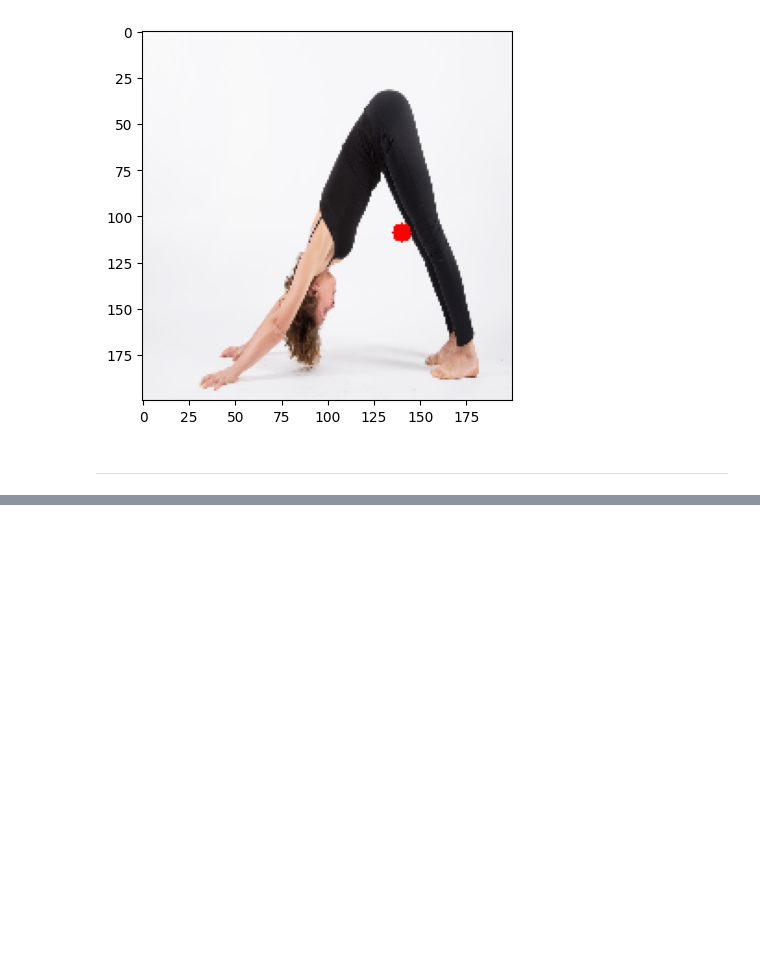
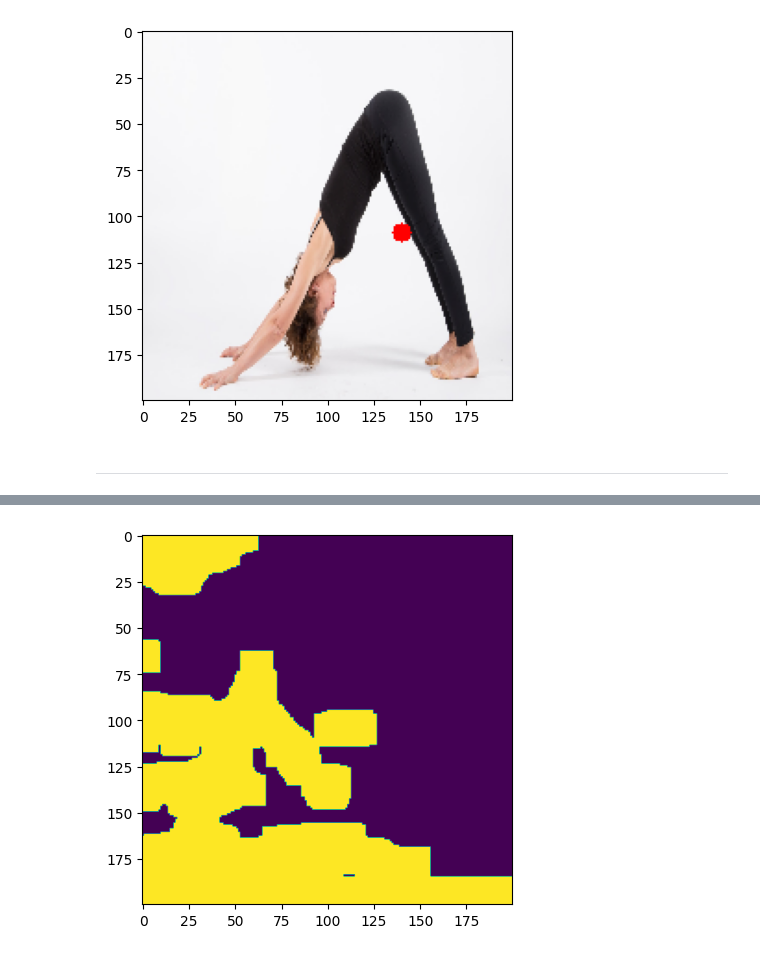
Before and after one commit to jakub-kowalik/analiza-obrazow-cyfrowych-projekt, a Jupyter notebook: src/notebooks/yoga_centroid.ipynb, the cells around one changed output, grey strips where cells are left out. Saved outputs shown, nothing was run; the diff lists cells and outputs as text; code cells hidden in the pictures; blank space fills up the shorter version.

```diff
--- a/src/notebooks/yoga_centroid.ipynb
+++ b/src/notebooks/yoga_centroid.ipynb
@@ -168,31 +173,34 @@ plt.show()
 # %%
-PATH = '../../data/DATASET/goddess/00000115.jpg'
+# grabcut needs tuning but may be useful for character extraction
+PATH = '../../data/DATASET/downdog/00000376.jpg'
 gaussian_kernel = np.ones((5,5), np.float32) / 25
 
 gray_sample = cv2.imread(PATH, cv2.IMREAD_GRAYSCALE)
 gray_sample = cv2.resize(gray_sample, (200, 200))
 gray_sample = cv2.filter2D(gray_sample, -1, gaussian_kernel)
 
 kernel = np.ones((5,5), np.uint8)
 closing = cv2.morphologyEx(gray_sample, cv2.MORPH_CLOSE, kernel, iterations=3)
 erosion = cv2.morphologyEx(closing, cv2.MORPH_ERODE, kernel, iterations=1)
 
 mask = np.zeros(sample.shape[:2], np.uint8)
 mask[:] = 2
-mask[erosion >= 100]= 1
+mask[erosion >= 150]= 1
 bgdmodel = np.zeros((1, 65), np.float64)
 fgdmodel = np.zeros((1, 65), np.float64)
 
 sample = cv2.imread(PATH, cv2.IMREAD_COLOR)
 sample = cv2.resize(sample, (200, 200))
 sample = cv2.filter2D(sample, -1, gaussian_kernel)
 
 out_mask = mask.copy()
 out_mask, _, _ = cv2.grabCut(sample, out_mask, None, bgdmodel, fgdmodel, 1, cv2.GC_INIT_WITH_MASK)
 out_mask = np.where((out_mask==2)|(out_mask==0),0,1).astype('uint8')
-out_img = sample*out_mask[:,:,np.newaxis]
-# plt.imshow(mask)
-# plt.show()
+out_img = sample * out_mask[:,:,np.newaxis]
+plt.imshow(mask)
+plt.show()
+# %% [output]
+[figure, added]
 # %%
 plt.imshow(out_img)
 plt.show()
```
Also changed, not shown: parts of 24 cells of this notebook.
